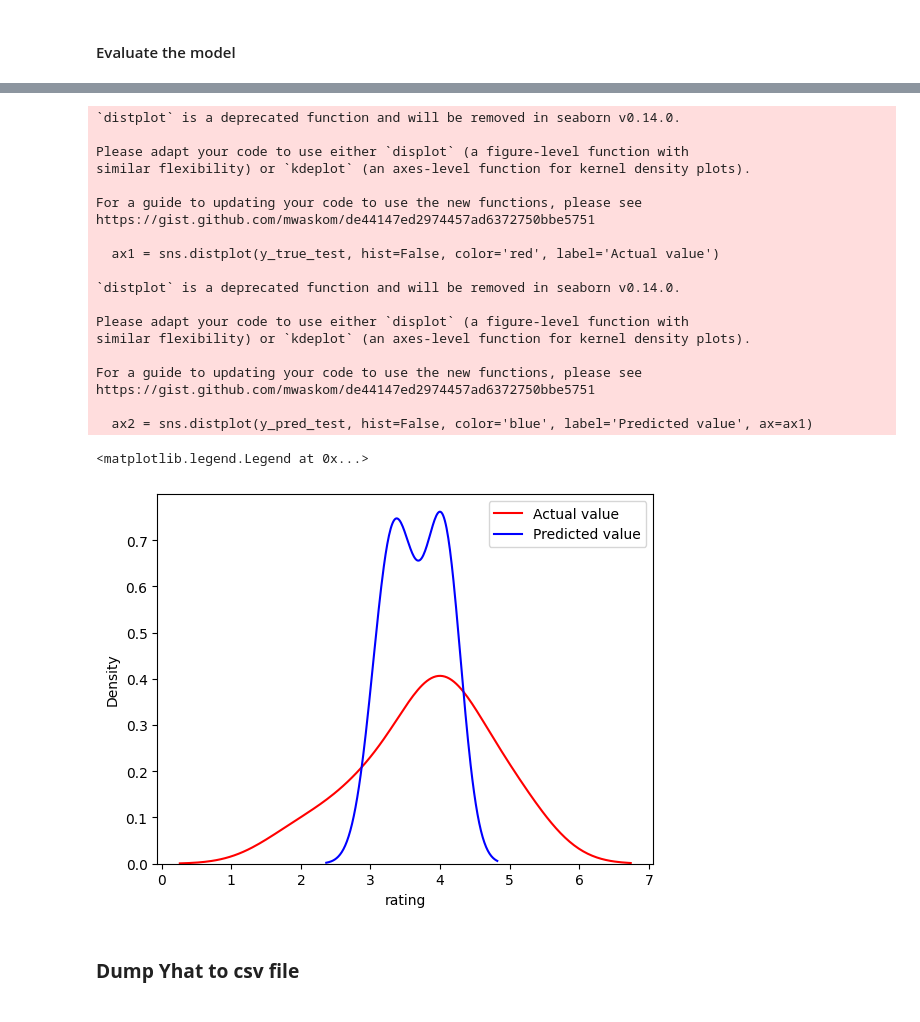
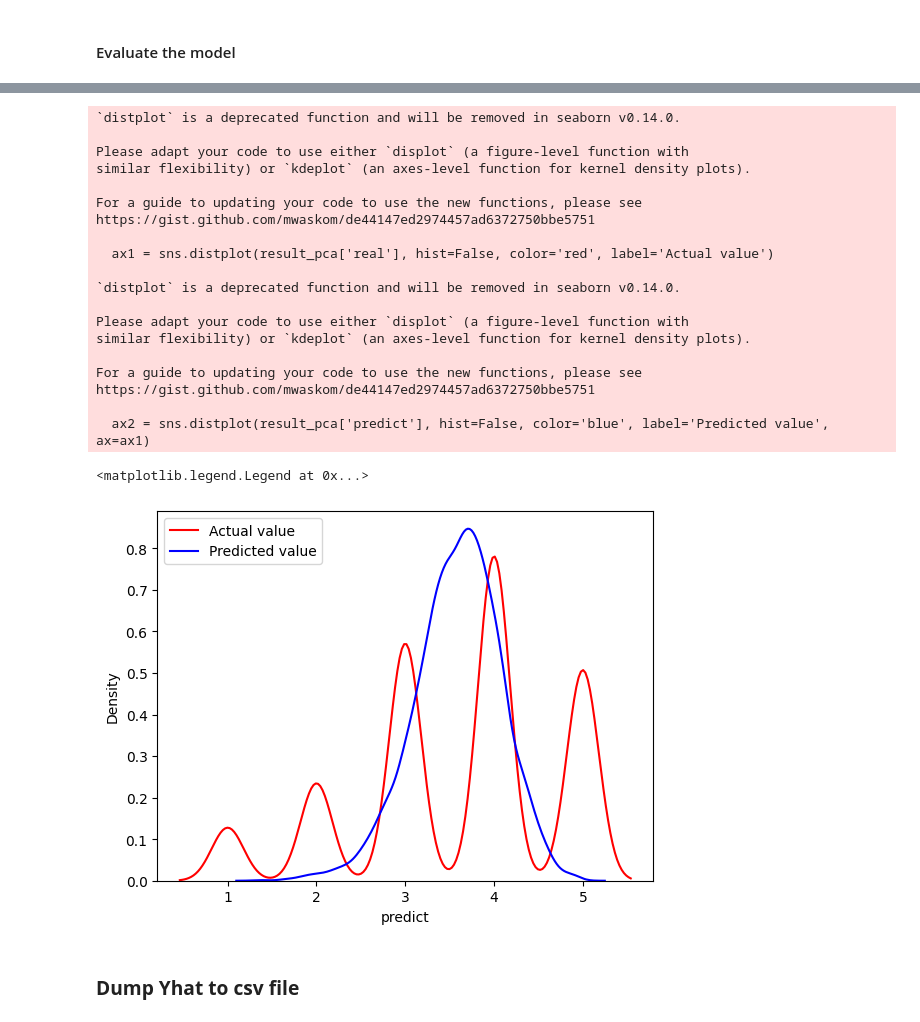
Before and after one commit to Narius2030/Recommendation-System, a Jupyter notebook: recommendsys-rating.ipynb, the cells around one changed output, grey strips where cells are left out. Saved outputs shown, nothing was run; the diff lists cells and outputs as text; code cells hidden in the pictures.

```diff
--- a/recommendsys-rating.ipynb
+++ b/recommendsys-rating.ipynb
@@ -180,7 +187,7 @@ class ContentBasedWithRating():
             Xhat = self.tfidf[ids-1, :]  # choose the feature vectors of movies were rated by user_n
             clf.fit(Xhat, scores)
 
-            self.W[:, n-1] = clf.coef_ # user profile
+            self.W[:, n-1] = clf.coef_ # user profile: (n_movies, user-n)
             self.b[0, n-1] = clf.intercept_
 
         # Predict the whole users' rating for each film which is Utility matrix
@@ -198,6 +205,21 @@ class ContentBasedWithRating():
         plt.ylabel('Actual scores')
 
         return movie_ids.to_list(), Yhat[movie_ids-1, user_id-1]
+
+    def predict_all(self, rates:iter, n_users:int):
+        users, ids, reals, preds = [], [], [], []
+        for n in range(1, n_users+1):
+            movie_ids, scores_truth = self.get_items_rated_by_user(rates, n)
+            scores_pred = self.Yhat[movie_ids-1, n-1]
+            # Aggerate the performance info
+            ids += movie_ids.to_list()
+            users += [n for i in range(len(movie_ids.to_list()))]
+            reals += scores_truth.to_list()
+            preds += scores_pred.tolist()
+
+        df = pd.DataFrame({'movie_id':ids, 'user_id':users,
+                           'real':reals, 'predict':preds})
+        return df
 
     def RMSE(self, rates:iter) -> float:
         se, cnt = 0.0, 0
@@ -241,6 +263,8 @@ def search_lr(model, train, test, users, parameters):
     sns.lineplot(x=parameters, y=mse)
 # %%
 recommender = ContentBasedWithRating(tfidf=tfidf, n_users=n_users)
+recommender_pca = ContentBasedWithRating(tfidf=tfidf_pca, n_users=n_users)
+recommender_corr = ContentBasedWithRating(tfidf=tfidf_corr, n_users=n_users)
 # %%
 parameters = [5, 7, 9, 11, 13, 15, 17]
 
@@ -251,3 +274,5 @@ search_lr(recommender, rate_train, rate_test, n_users, parameters)
 # %%
 recommender.fit_transform(rate_train, n_users, lamda=7)
+recommender_pca.fit_transform(rate_train, n_users, lamda=7)
+recommender_corr.fit_transform(rate_train, n_users, lamda=7)
 # %% [markdown]
@@ -279,0 +322,3 @@ RMSE average for testing 1.0250230776033122
+# %%
+result_pca = recommender_pca.predict_all(rate_test, n_users)
+result_pca
@@ -280,29 +344,29 @@ RMSE average for testing 1.0250230776033122
 # %%
-ax1 = sns.distplot(y_true_test, hist=False, color='red', label='Actual value')
-ax2 = sns.distplot(y_pred_test, hist=False, color='blue', label='Predicted value', ax=ax1)
+ax1 = sns.distplot(result_pca['real'], hist=False, color='red', label='Actual value')
+ax2 = sns.distplot(result_pca['predict'], hist=False, color='blue', label='Predicted value', ax=ax1)
 plt.legend()
 # %% [output]
 `distplot` is a deprecated function and will be removed in seaborn v0.14.0.
 
 Please adapt your code to use either `displot` (a figure-level function with
 similar flexibility) or `kdeplot` (an axes-level function for kernel density plots).
 
 For a guide to updating your code to use the new functions, please see
 https://gist.github.com/mwaskom/de44147ed2974457ad6372750bbe5751
 
-  ax1 = sns.distplot(y_true_test, hist=False, color='red', label='Actual value')
+  ax1 = sns.distplot(result_pca['real'], hist=False, color='red', label='Actual value')
 
 `distplot` is a deprecated function and will be removed in seaborn v0.14.0.
 
 Please adapt your code to use either `displot` (a figure-level function with
 similar flexibility) or `kdeplot` (an axes-level function for kernel density plots).
 
 For a guide to updating your code to use the new functions, please see
 https://gist.github.com/mwaskom/de44147ed2974457ad6372750bbe5751
 
-  ax2 = sns.distplot(y_pred_test, hist=False, color='blue', label='Predicted value', ax=ax1)
+  ax2 = sns.distplot(result_pca['predict'], hist=False, color='blue', label='Predicted value', ax=ax1)
 <matplotlib.legend.Legend at 0x...>
-[figure, old version]
+[figure, new version]
 # %% [markdown]
 ### **Dump Yhat to csv file**
 # %%
```
Also changed, not shown: parts of 21 cells of this notebook.
